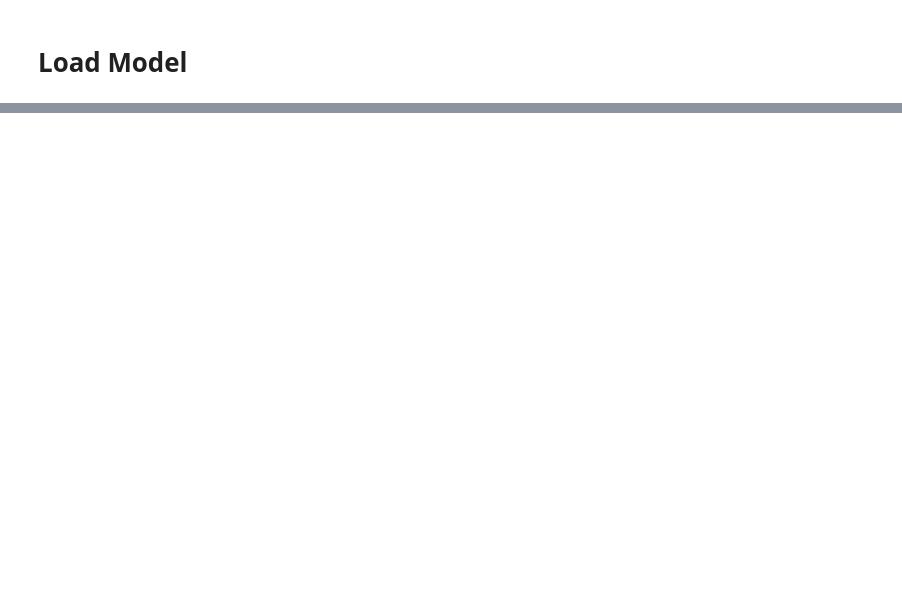
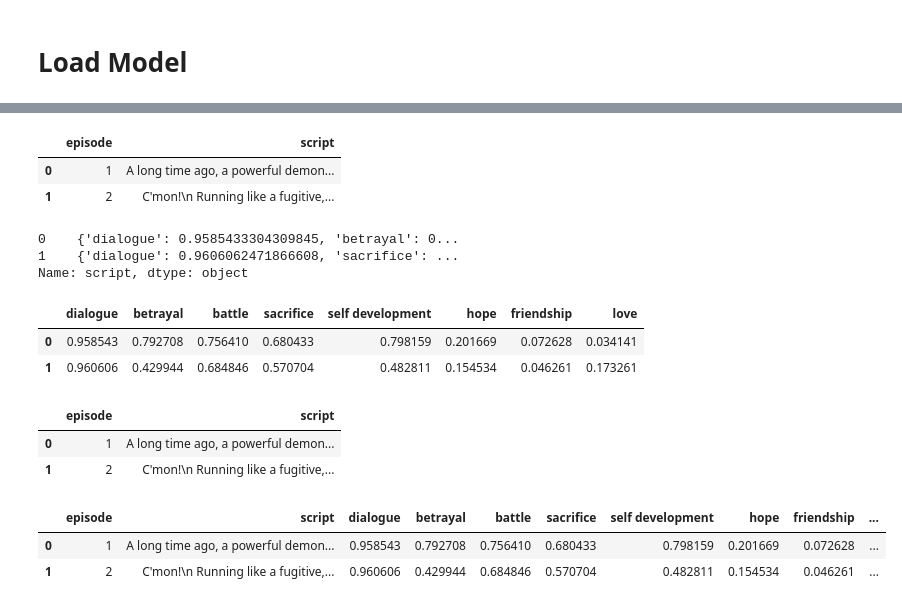
Before and after one commit to gaba42/show_analyzer, a Jupyter notebook: theme_classifier/theme_classification_development.ipynb, the cells around one changed output, grey strips where cells are left out. Drawn from its saved outputs; the diff is of its cells as text; code cells hidden in the pictures; blank space fills up the shorter version.

Commit message:
theme classifier code

```diff
--- a/theme_classifier/theme_classification_development.ipynb
+++ b/theme_classifier/theme_classification_development.ipynb
@@ -30,0 +231,66 @@ def load_model(device):
+# %%
+def get_themes_inference(script):
+    script_sentences = sent_tokenize(script)
+
+    # Batch sentence
+    sentence_batch_size = 20
+    script_batches = []
+    for index in range(0, len(script_sentences), sentence_batch_size):
+        sent = " ".join(script_sentences[index:index+sentence_batch_size])
+        script_batches.append(sent)
+
+    # Run model
+    theme_output = theme_classifier(
+        script_batches[:2],
+        theme_list,
+        multi_label=True
+    )
+
+    # Wrangle output
+    themes = {}
+    for output in theme_output:
+        for label, score in zip(output['labels'], output['scores']):
+            if label not in themes:
+                themes[label] = []
+            themes[label].append(score)
+
+    themes = {key: np.mean(np.array(value)) for key, value in themes.items()}
+
+    return themes
+# %%
+df = df.head(2)
+# %%
+df
+# %% [output]
+|  | episode | script |
+| 0 | 1 | A long time ago, a powerful demon... |
+| 1 | 2 | C'mon!\n Running like a fugitive,... |
+# %%
+output_themes = df['script'].apply(get_themes_inference)
+# %%
+output_themes
+# %% [output]
+0    {'dialogue': 0.9585433304309845, 'betrayal': 0...
+1    {'dialogue': 0.9606062471866608, 'sacrifice': ...
+Name: script, dtype: object
+# %%
+theme_df = pd.DataFrame(output_themes.tolist())
+# %%
+theme_df
+# %% [output]
+|  | dialogue | betrayal | battle | sacrifice | self development | hope | friendship | love |
+| 0 | 0.958543 | 0.792708 | 0.756410 | 0.680433 | 0.798159 | 0.201669 | 0.072628 | 0.034141 |
+| 1 | 0.960606 | 0.429944 | 0.684846 | 0.570704 | 0.482811 | 0.154534 | 0.046261 | 0.173261 |
+# %%
+df
+# %% [output]
+|  | episode | script |
+| 0 | 1 | A long time ago, a powerful demon... |
+| 1 | 2 | C'mon!\n Running like a fugitive,... |
+# %%
+df[theme_df.columns] = theme_df
+df
+# %% [output]
+|  | episode | script | dialogue | betrayal | battle | sacrifice | self development | hope | friendship | ... |
+| 0 | 1 | A long time ago, a powerful demon... | 0.958543 | 0.792708 | 0.756410 | 0.680433 | 0.798159 | 0.201669 | 0.072628 | ... |
+| 1 | 2 | C'mon!\n Running like a fugitive,... | 0.960606 | 0.429944 | 0.684846 | 0.570704 | 0.482811 | 0.154534 | 0.046261 | ... |
```
Also changed, not shown: parts of 31 cells of this notebook, 3 other files.
